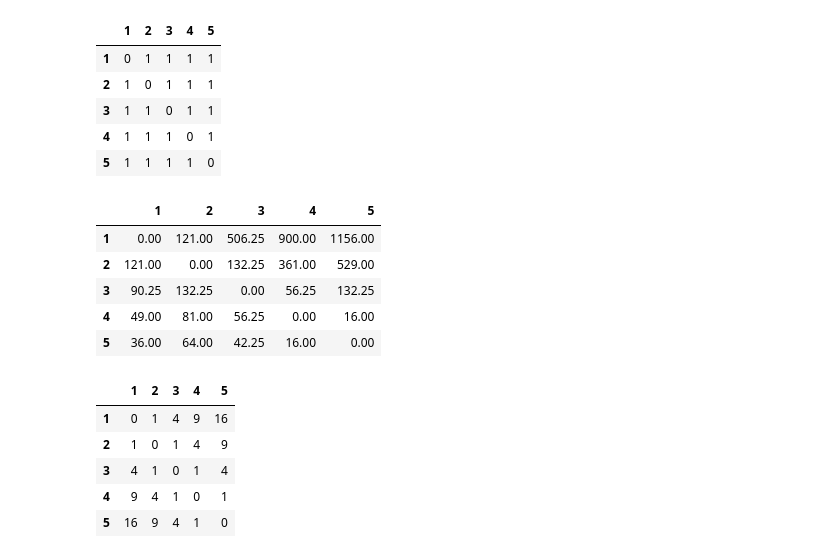
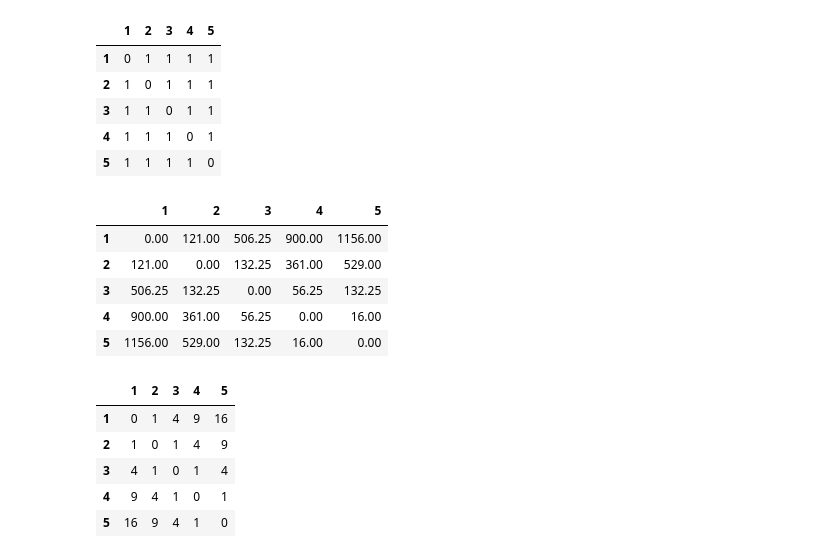
Before and after one commit to melanchthon19/low_level_krippendorff, a Jupyter notebook: krippendorff.ipynb, the cells around one changed output. Drawn from its saved outputs; the diff is of its cells as text; code cells hidden in the pictures.

```diff
--- a/krippendorff.ipynb
+++ b/krippendorff.ipynb
@@ -187,24 +169,25 @@ diffdf
 # %%
 # ordinal metric differences
 data = []
 for c in values:
     data.append([])
     for k in values:
         if c == k:
             data[-1].append(0)
         else:
-            n_g = sum([dfvu.loc[i, "N"] for i in range(c, k+1)])
+            low, high = min(c, k), max(c, k)
+            n_g = sum([dfvu.loc[i, "N"] for i in range(low, high+1)])
             data[-1].append((n_g - ((dfvu.loc[c, "N"] + dfvu.loc[k, "N"])/2))**2)
 
 diffdf = pd.DataFrame(data, columns=values, index=values)
 diffdf
 # %% [output]
 |  | 1 | 2 | 3 | 4 | 5 |
 | 1 | 0.00 | 121.00 | 506.25 | 900.00 | 1156.00 |
 | 2 | 121.00 | 0.00 | 132.25 | 361.00 | 529.00 |
-| 3 | 90.25 | 132.25 | 0.00 | 56.25 | 132.25 |
-| 4 | 49.00 | 81.00 | 56.25 | 0.00 | 16.00 |
-| 5 | 36.00 | 64.00 | 42.25 | 16.00 | 0.00 |
+| 3 | 506.25 | 132.25 | 0.00 | 56.25 | 132.25 |
+| 4 | 900.00 | 361.00 | 56.25 | 0.00 | 16.00 |
+| 5 | 1156.00 | 529.00 | 132.25 | 16.00 | 0.00 |
 # %%
 # interval metric differences (doesn't work with strings)
 data = []
```
Also changed, not shown: parts of 1 cell of this notebook.
